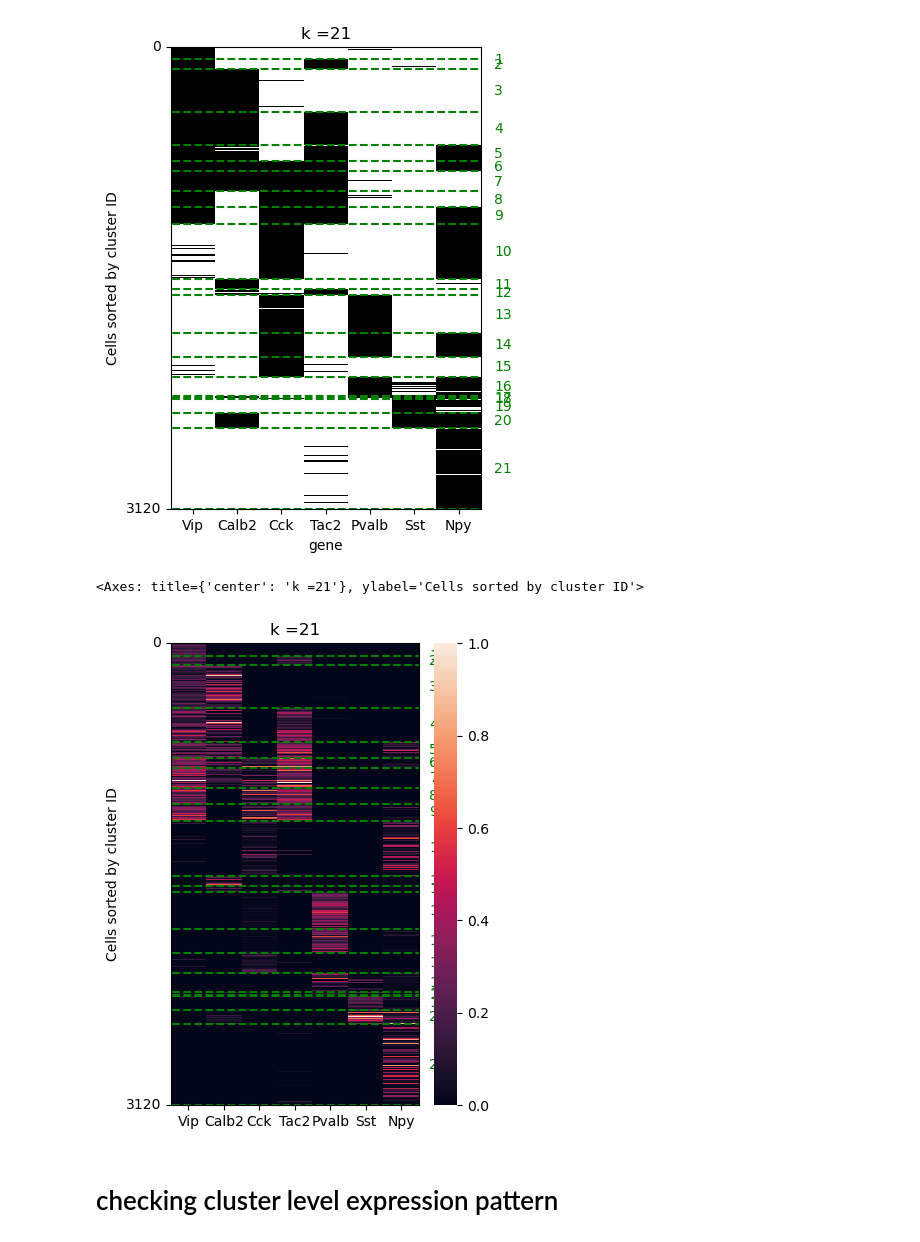
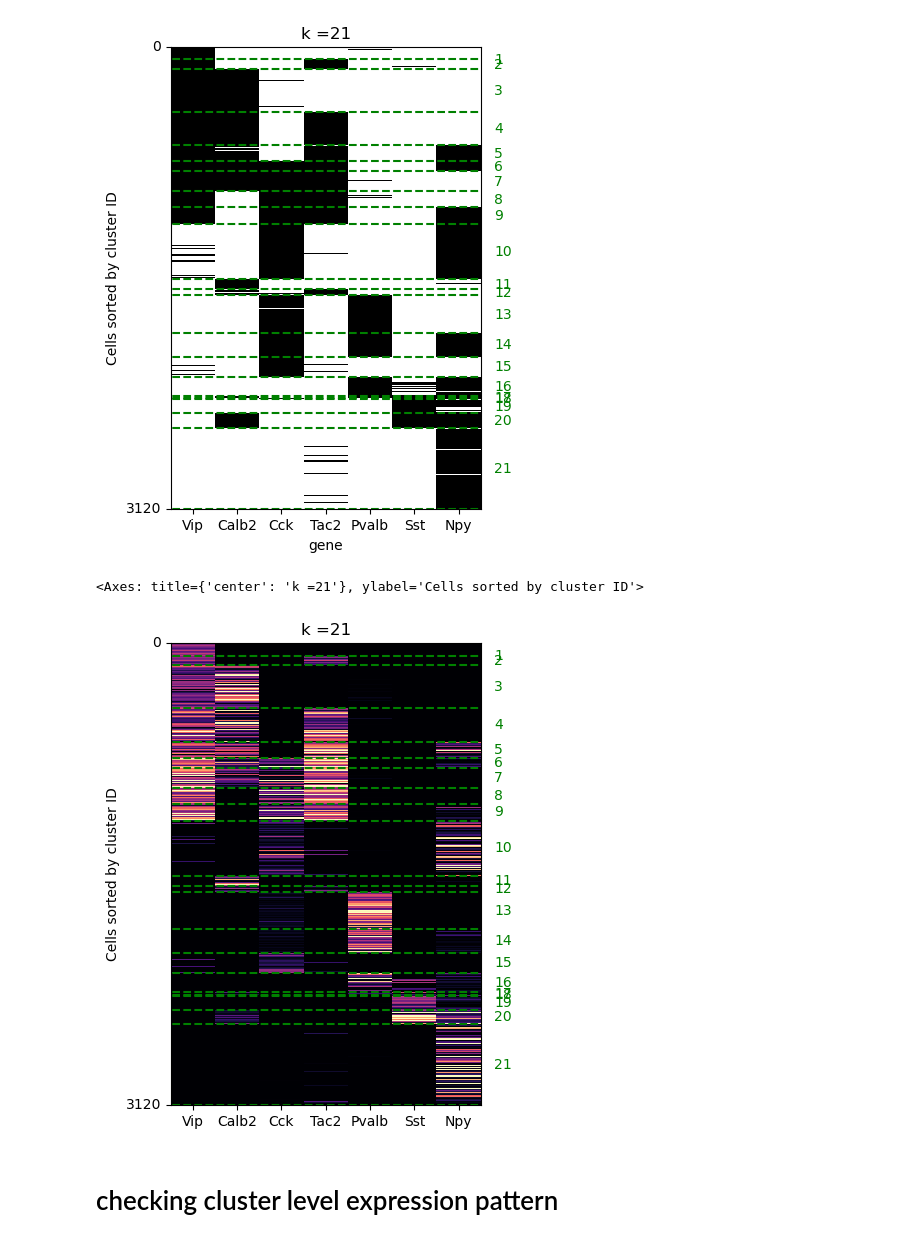
Before and after one commit to AllenNeuralDynamics/lamf_analysis_lims, a Jupyter notebook: mfish/250313_thyme_manual_cellxgene.ipynb, the cells around one changed output. Drawn from its saved outputs; the diff is of its cells as text; code cells hidden in the pictures.

```diff
--- a/mfish/250313_thyme_manual_cellxgene.ipynb
+++ b/mfish/250313_thyme_manual_cellxgene.ipynb
@@ -649,7 +649,8 @@ plot_clustered_binary_cell_table(X, n_clusters)
 <Axes: title={'center': 'k =21'}, xlabel='gene', ylabel='Cells sorted by cluster ID'>
 [figure]
 # %%
-def plot_clustered_scrna(scrna, n_clusters, gene_order=None, title_base='k ='):
+def plot_clustered_scrna(scrna, n_clusters, gene_order=None, title_base='k =',
+                         cmap='magma', vmax=1, cbar=False):
     '''
     Plot binary heatmap of clustered cell x gene table
     Table must include column for 'cluster_id'
@@ -664,7 +665,7 @@ def plot_clustered_scrna(scrna, n_clusters, gene_order=None, title_base='k ='):
     data = scrna.sort_values(by='cluster_id')
 
     fig, ax = plt.subplots(figsize=(4,6))
-    ax = sns.heatmap(data[genes], ax=ax, cbar=True)
+    ax = sns.heatmap(data[genes], cmap=cmap, ax=ax, cbar=cbar, vmax=vmax)
     ax.set_ylabel('Cells sorted by cluster ID')
     ax.set_yticks((0, scrna.shape[0]))
     ax.set_yticklabels((0, scrna.shape[0]))
@@ -684,18 +685,18 @@ def plot_clustered_scrna(scrna, n_clusters, gene_order=None, title_base='k ='):
 # %%
 if 'kmeans_cluster_id' not in X.columns:
     X['kmeans_cluster_id'] = X['cluster_id'].copy()
     X['sorted_cluster_id'] = [np.where(np.asarray(cluster_order)==cluster_id)[0][0] for cluster_id in X['kmeans_cluster_id'].values]
     X['cluster_id'] = X['sorted_cluster_id']
 Y = cpm_data.copy()
 Y = pd.concat([Y, X['cluster_id']], axis=1)
 for col in Y.columns:
     if col != 'cluster_id':
         Y[col] = Y[col]/Y[col].max()
 
-plot_clustered_scrna(Y, n_clusters)
+plot_clustered_scrna(Y, n_clusters, vmax=0.5)
 # %% [output]
 <Axes: title={'center': 'k =21'}, ylabel='Cells sorted by cluster ID'>
-[figure, old version]
+[figure, new version]
 # %% [markdown]
 # checking cluster level expression pattern
 # %%
```
Also changed, not shown: parts of 1 cell of this notebook, 8 other files.
